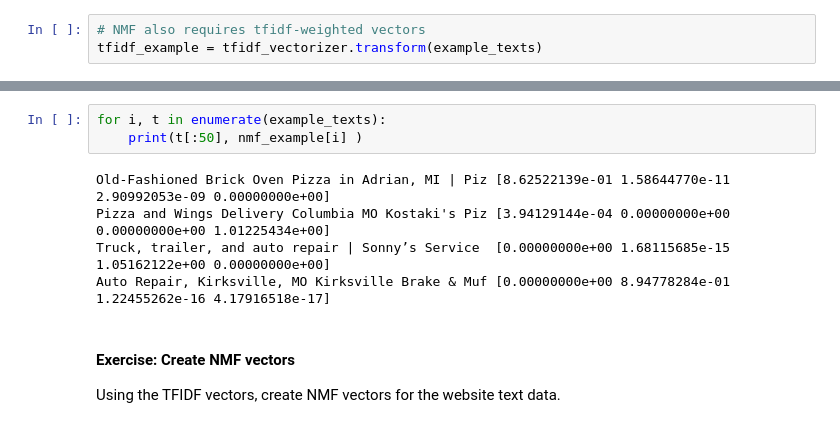
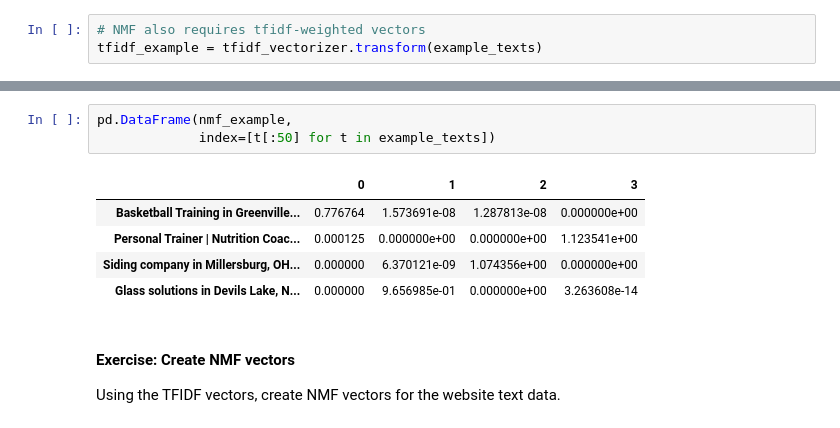
Before and after one commit to bpben/nlp_workshop, a Jupyter notebook: nlp_workshop_instructor.ipynb, the cells around one changed output, grey strips where cells are left out. Cells and saved outputs as stored; diff of their text form.

```diff
--- a/nlp_workshop_instructor.ipynb
+++ b/nlp_workshop_instructor.ipynb
@@ -498,11 +460,12 @@ columbia pizza events 573 sunrise
-# %%
-for i, t in enumerate(example_texts):
-    print(t[:50], nmf_example[i] )
-# %% [output]
-Old-Fashioned Brick Oven Pizza in Adrian, MI | Piz [8.62522139e-01 1.58644770e-11 2.90992053e-09 0.00000000e+00]
-Pizza and Wings Delivery Columbia MO Kostaki's Piz [3.94129144e-04 0.00000000e+00 0.00000000e+00 1.01225434e+00]
-Truck, trailer, and auto repair | Sonny’s Service  [0.00000000e+00 1.68115685e-15 1.05162122e+00 0.00000000e+00]
-Auto Repair, Kirksville, MO Kirksville Brake & Muf [0.00000000e+00 8.94778284e-01 1.22455262e-16 4.17916518e-17]
+# %%
+pd.DataFrame(nmf_example,
+             index=[t[:50] for t in example_texts])
+# %% [output]
+|  | 0 | 1 | 2 | 3 |
+| Basketball Training in Greenville... | 0.776764 | 1.573691e-08 | 1.287813e-08 | 0.000000e+00 |
+| Personal Trainer | Nutrition Coac... | 0.000125 | 0.000000e+00 | 0.000000e+00 | 1.123541e+00 |
+| Siding company in Millersburg, OH... | 0.000000 | 6.370121e-09 | 1.074356e+00 | 0.000000e+00 |
+| Glass solutions in Devils Lake, N... | 0.000000 | 9.656985e-01 | 0.000000e+00 | 3.263608e-14 |
 # %% [markdown]
 #### Exercise: Create NMF vectors
 Using the TFIDF vectors, create NMF vectors for the website text data.
```
Also changed, not shown: parts of 44 cells of this notebook.
